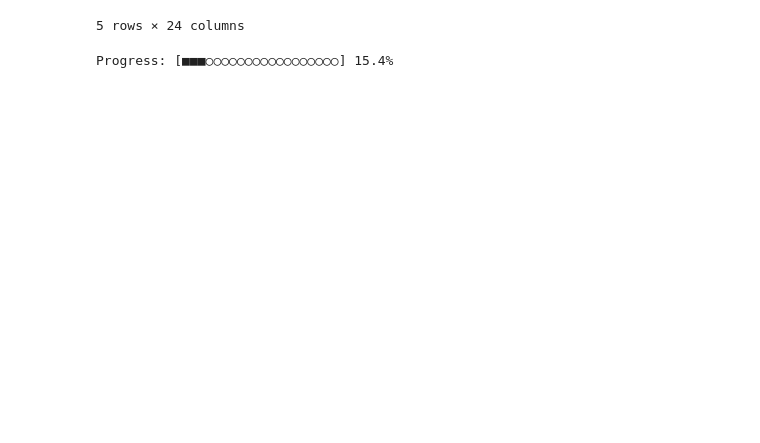
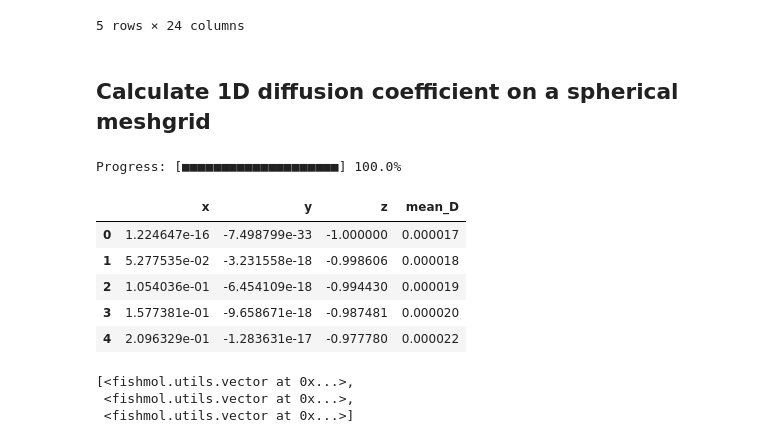
Before and after one commit to Lei-Lei-alpha/FishMol, a Jupyter notebook: docs/_build/jupyter_execute/diff_aniso.ipynb, the cells around one changed output. Drawn from its saved outputs; the diff is of its cells as text; code cells hidden in the pictures; blank space fills up the shorter version.

```diff
--- a/docs/_build/jupyter_execute/diff_aniso.ipynb
+++ b/docs/_build/jupyter_execute/diff_aniso.ipynb
@@ -63,5 +25,7 @@ def proj_d(df, num, start_idx = 0, n_theta = 120, n_phi = 120, filename = None,
+# %% [markdown]
+## Calculate 1D diffusion coefficient on a spherical meshgrid
 # %%
 water_num = 8
-vecs, ave_d = proj_d(df = water_com, num = water_num)
+vecs, ave_d = msd.proj_d(df = water_com, num = water_num)
 # %% [output]
-Progress: [■■■○○○○○○○○○○○○○○○○○] 15.4%
+Progress: [■■■■■■■■■■■■■■■■■■■■] 100.0%
@@ -77,0 +32,12 @@ locs = [diag.array/40000 for diag in diags]
+# %%
+
+data = np.concatenate((vecs, ave_d.reshape((len(vecs), 1))), axis = 1)
+results = pd.DataFrame(columns = ["x", "y", "z", "mean_D"], data = data)
+results.head()
+# %% [output]
+|  | x | y | z | mean_D |
+| 0 | 1.224647e-16 | -7.498799e-33 | -1.000000 | 0.000017 |
+| 1 | 5.277535e-02 | -3.231558e-18 | -0.998606 | 0.000018 |
+| 2 | 1.054036e-01 | -6.454109e-18 | -0.994430 | 0.000019 |
+| 3 | 1.577381e-01 | -9.658671e-18 | -0.987481 | 0.000020 |
+| 4 | 2.096329e-01 | -1.283631e-17 | -0.977780 | 0.000022 |
@@ -77,0 +55,6 @@ locs = [diag.array/40000 for diag in diags]
+# %%
+[diag.to_cart() for diag in diags]
+# %% [output]
+[<fishmol.utils.vector at 0x...>,
+ <fishmol.utils.vector at 0x...>,
+ <fishmol.utils.vector at 0x...>]
```
Also changed, not shown: parts of 9 cells of this notebook, 16 other files.
